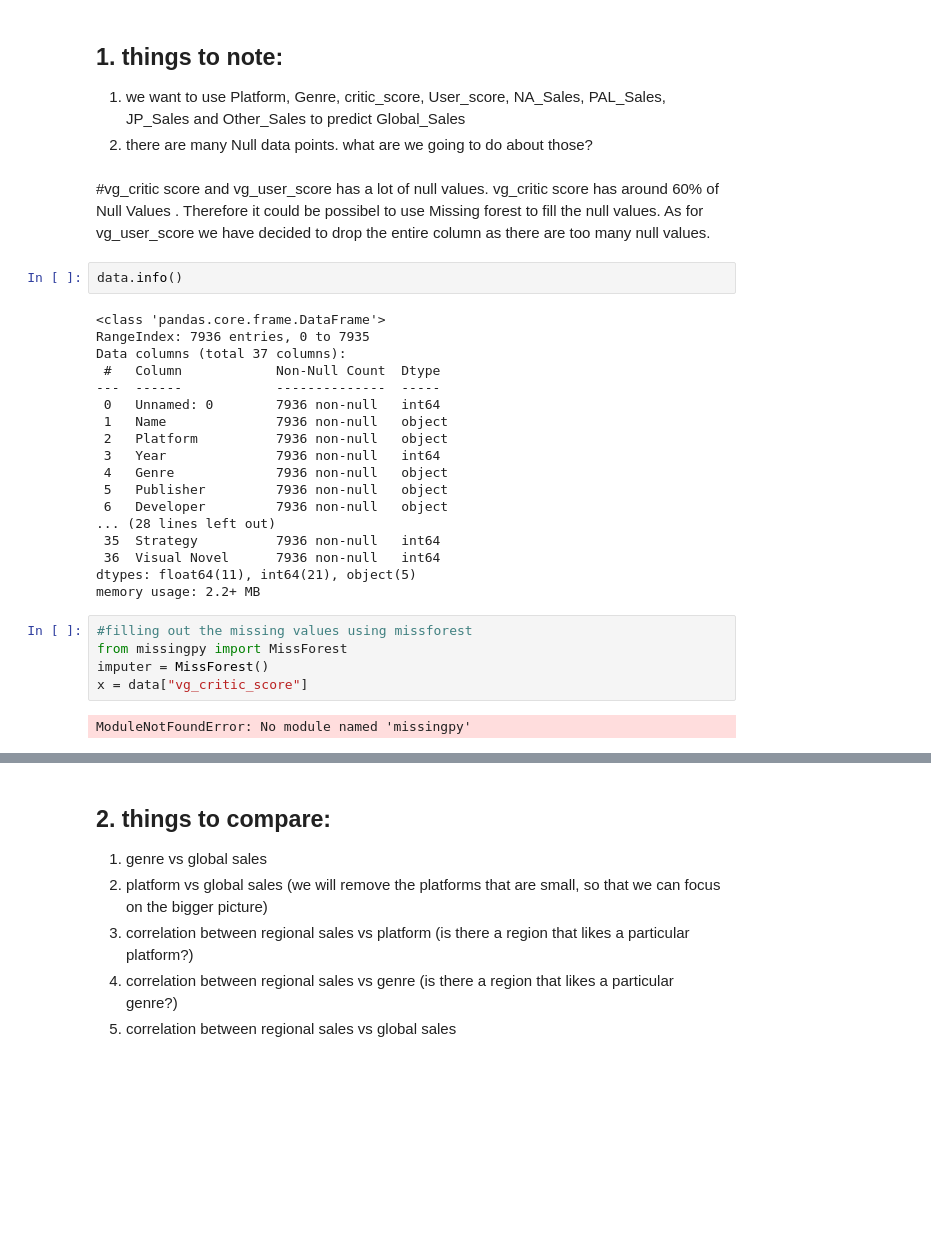
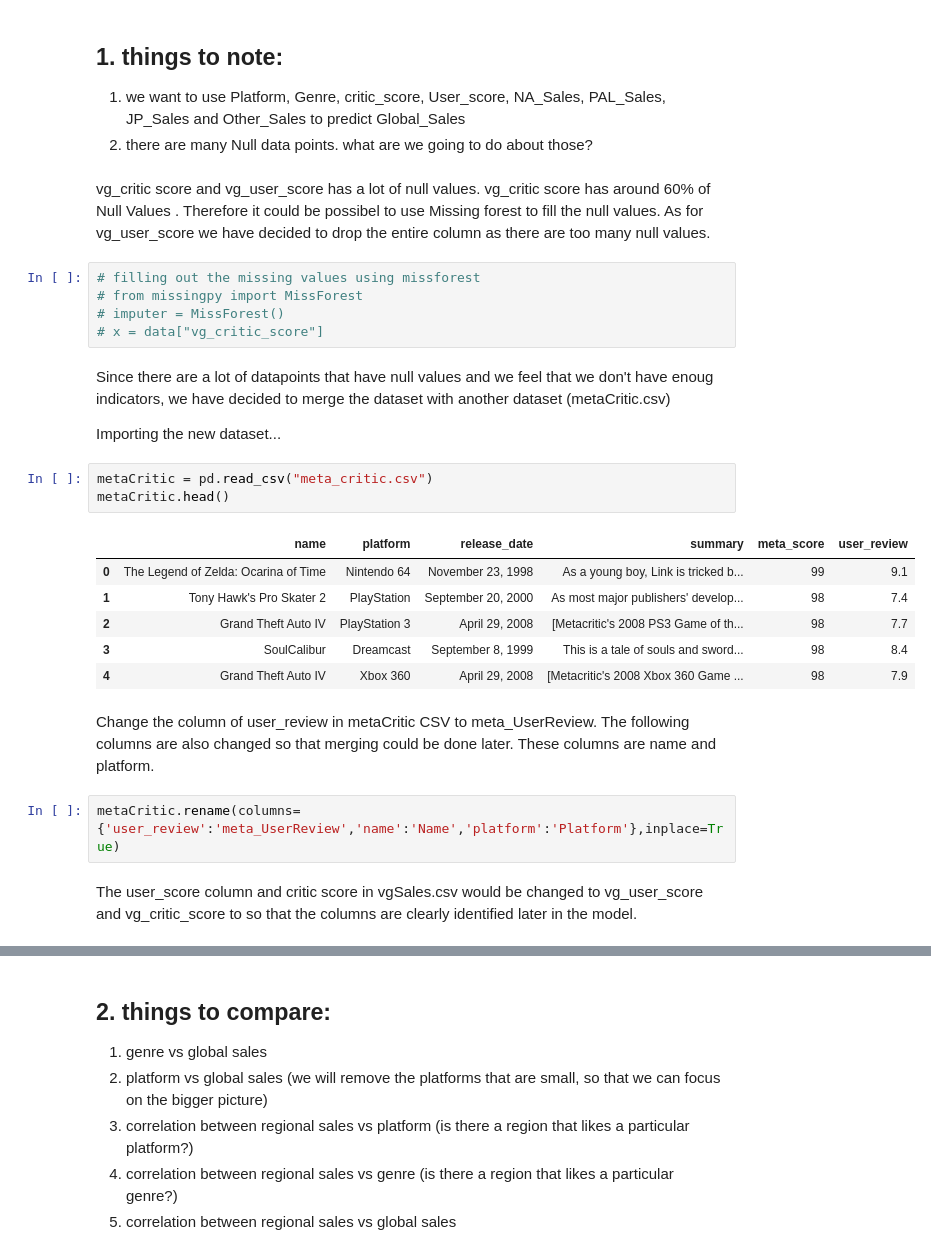
Before and after one commit to Adren98/GAME-SALES-AND-RATINGS-1015-SC3, a Jupyter notebook: EDA.ipynb, the cells around one changed output, grey strips where cells are left out. Saved outputs shown, nothing was run; the diff lists cells and outputs as text; blank space fills up the shorter version.

Commit message:
update
put the merging csv code into the EDA notebook so that it'll look more cohesive in the end

```diff
--- a/EDA.ipynb
+++ b/EDA.ipynb
@@ -15,31 +36,29 @@ data = pd.read_csv("cleaned_data.csv")
 1. we want to use Platform, Genre, critic_score, User_score, NA_Sales, PAL_Sales, JP_Sales and Other_Sales to predict Global_Sales
 2. there are many Null data points. what are we going to do about those?
 # %% [markdown]
-#vg_critic score and vg_user_score has a lot of null values. vg_critic score has around 60% of Null Values . Therefore it could be possibel to use Missing forest to fill the null values. As for vg_user_score we have decided to drop the entire column as there are too many null values.
+vg_critic score and vg_user_score has a lot of null values. vg_critic score has around 60% of Null Values . Therefore it could be possibel to use Missing forest to fill the null values. As for vg_user_score we have decided to drop the entire column as there are too many null values.
-# %%
-data.info()
-# %% [output]
-<class 'pandas.core.frame.DataFrame'>
-RangeIndex: 7936 entries, 0 to 7935
-Data columns (total 37 columns):
- #   Column            Non-Null Count  Dtype
----  ------            --------------  -----
- 0   Unnamed: 0        7936 non-null   int64
- 1   Name              7936 non-null   object
- 2   Platform          7936 non-null   object
- 3   Year              7936 non-null   int64
- 4   Genre             7936 non-null   object
- 5   Publisher         7936 non-null   object
- 6   Developer         7936 non-null   object
-... (28 lines left out)
- 35  Strategy          7936 non-null   int64
- 36  Visual Novel      7936 non-null   int64
-dtypes: float64(11), int64(21), object(5)
-memory usage: 2.2+ MB
 # %%
-#filling out the missing values using missforest
-from missingpy import MissForest
-imputer = MissForest()
-x = data["vg_critic_score"]
+# filling out the missing values using missforest
+# from missingpy import MissForest
+# imputer = MissForest()
+# x = data["vg_critic_score"]
-# %% [output]
-ModuleNotFoundError: No module named 'missingpy'
+# %% [markdown]
+Since there are a lot of datapoints that have null values and we feel that we don't have enoug indicators, we have decided to merge the dataset with another dataset (metaCritic.csv)
+
+Importing the new dataset...
+# %%
+metaCritic = pd.read_csv("meta_critic.csv")
+metaCritic.head()
+# %% [output]
+|  | name | platform | release_date | summary | meta_score | user_review |
+| 0 | The Legend of Zelda: Ocarina of Time | Nintendo 64 | November 23, 1998 | As a young boy, Link is tricked b... | 99 | 9.1 |
+| 1 | Tony Hawk's Pro Skater 2 | PlayStation | September 20, 2000 | As most major publishers' develop... | 98 | 7.4 |
+| 2 | Grand Theft Auto IV | PlayStation 3 | April 29, 2008 | [Metacritic's 2008 PS3 Game of th... | 98 | 7.7 |
+| 3 | SoulCalibur | Dreamcast | September 8, 1999 | This is a tale of souls and sword... | 98 | 8.4 |
+| 4 | Grand Theft Auto IV | Xbox 360 | April 29, 2008 | [Metacritic's 2008 Xbox 360 Game ... | 98 | 7.9 |
+# %% [markdown]
+Change the column of user_review in metaCritic CSV to meta_UserReview. The following columns are also changed so that merging could be done later. These columns are name and platform.
+# %%
+metaCritic.rename(columns={'user_review':'meta_UserReview','name':'Name','platform':'Platform'},inplace=True)
+# %% [markdown]
+The user_score column and critic score in vgSales.csv would be changed to vg_user_score and vg_critic_score to so that the columns are clearly identified later in the model.
```
Also changed, not shown: parts of 9 cells of this notebook, 3 other files.
